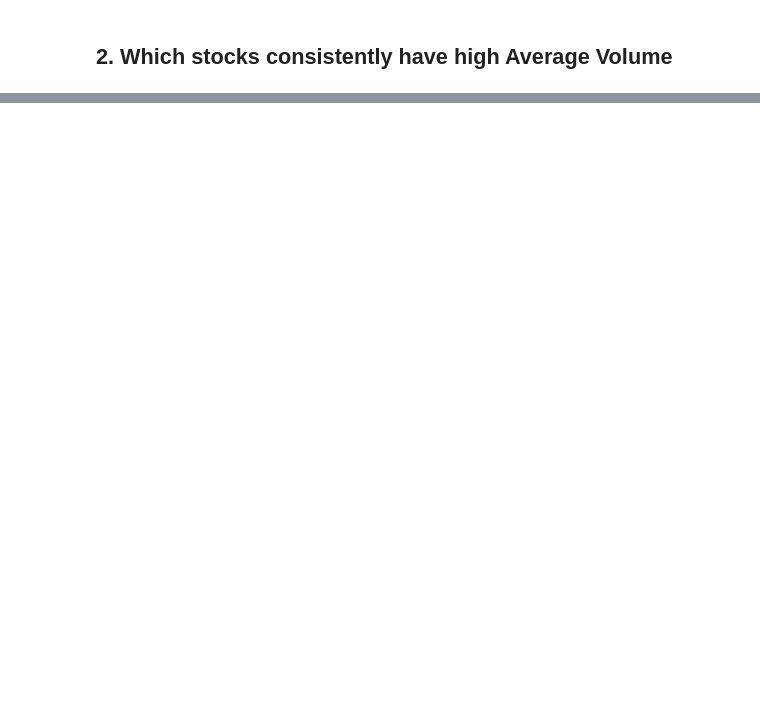
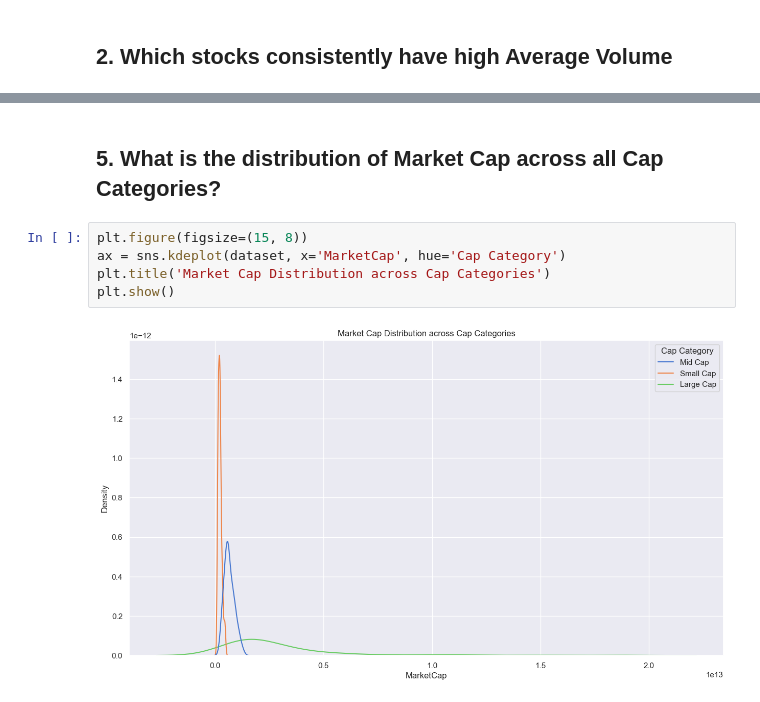
Before and after one commit to Sulo-proj/AI, a Jupyter notebook: ML and DS Capstone/3. Univariate and Bivariate/univariate_and_bivariate.ipynb, the cells around one changed output, grey strips where cells are left out. Cells and saved outputs as stored; diff of their text form; blank space fills up the shorter version.

```diff
--- a/ML and DS Capstone/3. Univariate and Bivariate/univariate_and_bivariate.ipynb
+++ b/ML and DS Capstone/3. Univariate and Bivariate/univariate_and_bivariate.ipynb
@@ -299,0 +118,9 @@ The negative correlation means when Maximum Drawdown increases (larger losses),
+# %% [markdown]
+## 5. What is the distribution of Market Cap across all Cap Categories?
+# %%
+plt.figure(figsize=(15, 8))
+ax = sns.kdeplot(dataset, x='MarketCap', hue='Cap Category')
+plt.title('Market Cap Distribution across Cap Categories')
+plt.show()
+# %% [output]
+[figure, added]
```
Also changed, not shown: parts of 86 cells of this notebook.
